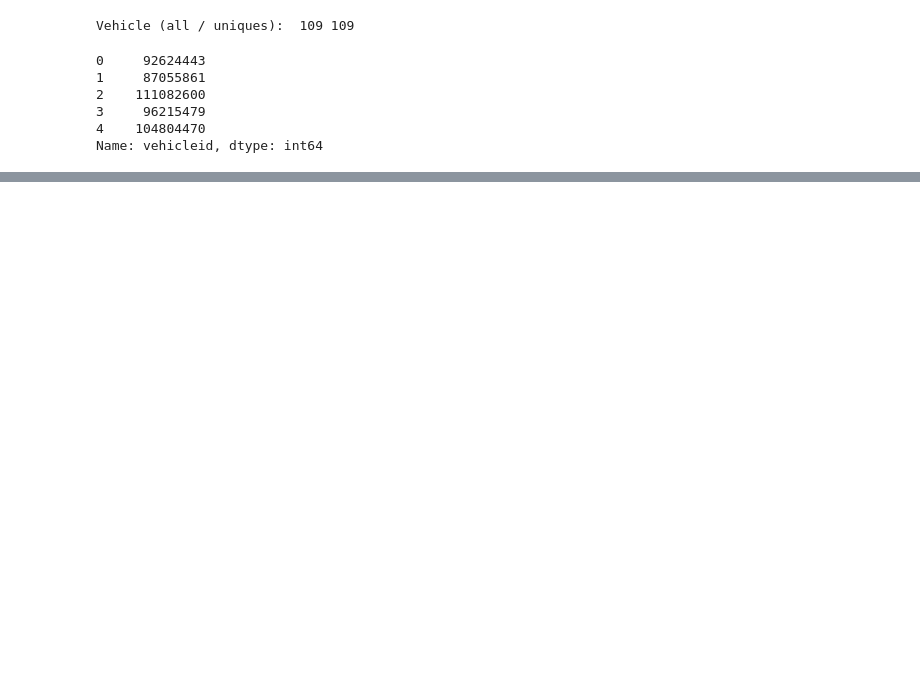
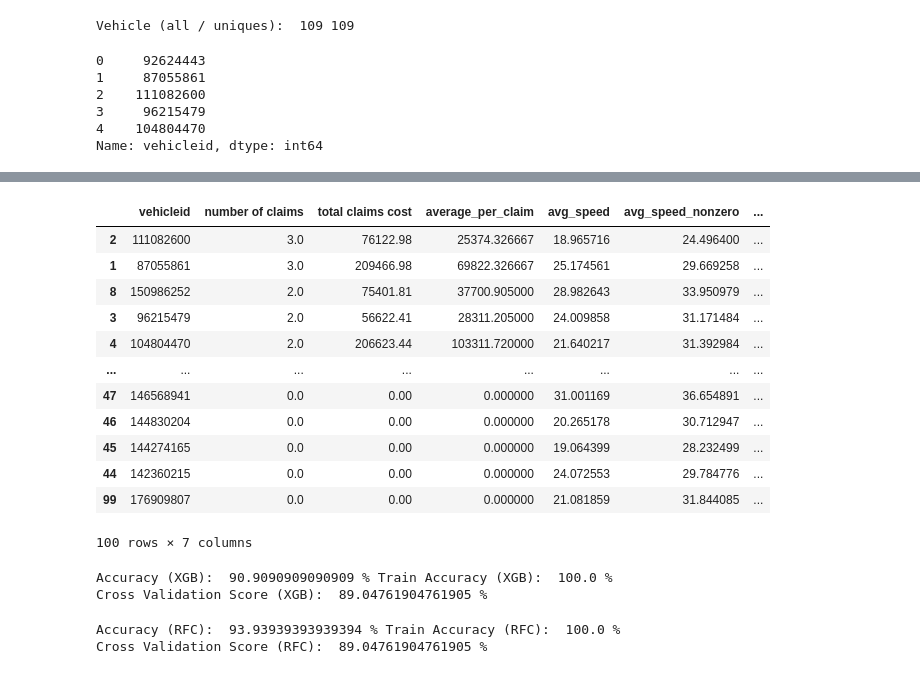
Before and after one commit to niclom12/hackathon, a Jupyter notebook: dataAnalysis/dataAnalysis.ipynb, the cells around one changed output, grey strips where cells are left out. Cells and saved outputs as stored; diff of their text form; code cells hidden in the pictures; blank space fills up the shorter version.

Commit message:
[#0.2] more analysis and simple models to predict variable usefullness.

```diff
--- a/dataAnalysis/dataAnalysis.ipynb
+++ b/dataAnalysis/dataAnalysis.ipynb
@@ -143,0 +237,65 @@ No file for : 257728155.csv
+# %%
+data2 = data_claims.fillna(0)
+data2.head(100).sort_values(by='number of claims', ascending=False)
+# %% [output]
+|  | vehicleid | number of claims | total claims cost | average_per_claim | avg_speed | avg_speed_nonzero | ... |
+| 2 | 111082600 | 3.0 | 76122.98 | 25374.326667 | 18.965716 | 24.496400 | ... |
+| 1 | 87055861 | 3.0 | 209466.98 | 69822.326667 | 25.174561 | 29.669258 | ... |
+| 8 | 150986252 | 2.0 | 75401.81 | 37700.905000 | 28.982643 | 33.950979 | ... |
+| 3 | 96215479 | 2.0 | 56622.41 | 28311.205000 | 24.009858 | 31.171484 | ... |
+| 4 | 104804470 | 2.0 | 206623.44 | 103311.720000 | 21.640217 | 31.392984 | ... |
+| ... | ... | ... | ... | ... | ... | ... | ... |
+| 47 | 146568941 | 0.0 | 0.00 | 0.000000 | 31.001169 | 36.654891 | ... |
+| 46 | 144830204 | 0.0 | 0.00 | 0.000000 | 20.265178 | 30.712947 | ... |
+| 45 | 144274165 | 0.0 | 0.00 | 0.000000 | 19.064399 | 28.232499 | ... |
+| 44 | 142360215 | 0.0 | 0.00 | 0.000000 | 24.072553 | 29.784776 | ... |
+| 99 | 176909807 | 0.0 | 0.00 | 0.000000 | 21.081859 | 31.844085 | ... |
+100 rows × 7 columns
+# %%
+# using a model to see actual correlation between features and target
+import xgboost as xgb
+from sklearn.ensemble import RandomForestClassifier as RFC
+from sklearn.metrics import accuracy_score as Acc
+from sklearn.model_selection import train_test_split
+from sklearn.model_selection import cross_val_score
+
+
+X = data2.drop(['number of claims'], axis=1)
+y = data2['number of claims']
+
+Xtrain, Xtest, ytrain, ytest = train_test_split(X, y, test_size=0.3, random_state=101)
+
+modelXGB = xgb.XGBClassifier()
+modelXGB.fit(Xtrain, ytrain)
+
+predTXGB = modelXGB.predict(Xtrain)
+trainScoreXGB = Acc(ytrain, predTXGB)
+
+predXGB = modelXGB.predict(Xtest)
+scoreXGB = Acc(ytest, predXGB)
+
+scores = cross_val_score(modelXGB, X, y, cv=5)
+scores
+
+print("Accuracy (XGB): ", scoreXGB * 100, "%", "Train Accuracy (XGB): ", trainScoreXGB * 100, "%")
+print("Cross Validation Score (XGB): ", scores.mean() * 100, "%")
+
+modelRFC = RFC(random_state=1, n_estimators=150, max_depth=8)
+modelRFC.fit(Xtrain, ytrain)
+
+predTRFC = modelRFC.predict(Xtrain)
+trainScoreRFC = Acc(ytrain, predTRFC)
+
+predRFC = modelRFC.predict(Xtest)
+scoreRFC = Acc(ytest, predRFC)
+
+scores = cross_val_score(modelRFC, X, y, cv=5)
+scores
+
+print("Accuracy (RFC): ", scoreRFC * 100, "%", "Train Accuracy (RFC): ", trainScoreRFC * 100, "%")
+print("Cross Validation Score (RFC): ", scores.mean() * 100, "%")
+# %% [output]
+Accuracy (XGB):  90.9090909090909 % Train Accuracy (XGB):  100.0 %
+Cross Validation Score (XGB):  89.04761904761905 %
+Accuracy (RFC):  93.93939393939394 % Train Accuracy (RFC):  100.0 %
+Cross Validation Score (RFC):  89.04761904761905 %
```
Also changed, not shown: parts of 12 cells of this notebook.
